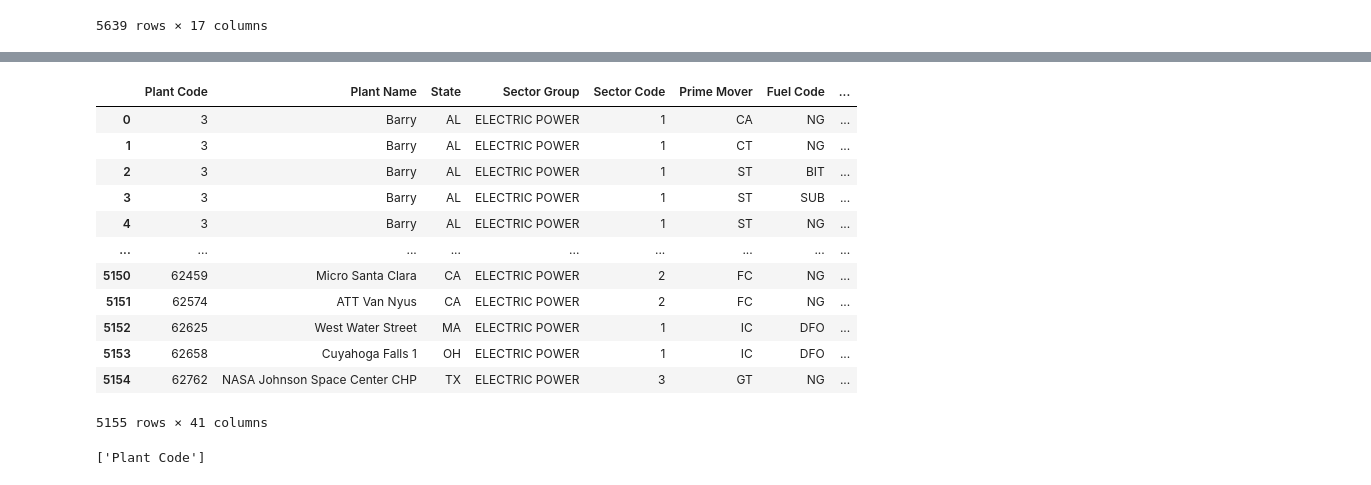
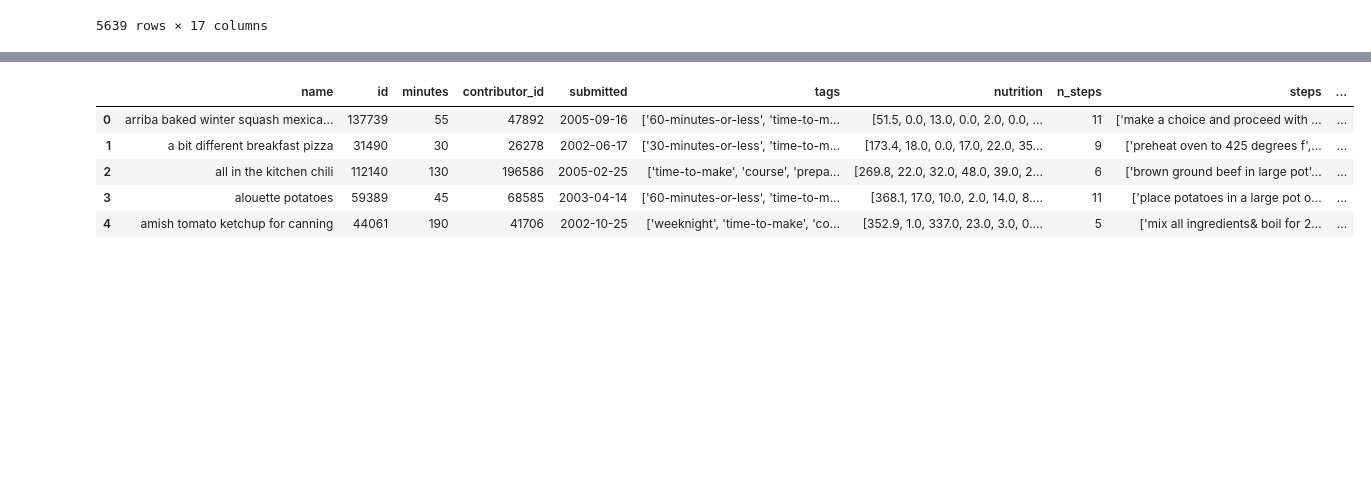
Before and after one commit to kamalah/data-analytics-final-project, a Jupyter notebook: explore_data.ipynb, the cells around one changed output, grey strips where cells are left out. Saved outputs shown, nothing was run; the diff lists cells and outputs as text; code cells hidden in the pictures; blank space fills up the shorter version.

```diff
--- a/explore_data.ipynb
+++ b/explore_data.ipynb
@@ -115,20 +133,0 @@ temp_df.merge(dict_df[sheets[i]], on = list(cols[:15]))
-# %%
-temp_df
-# %% [output]
-|  | Plant Code | Plant Name | State | Sector Group | Sector Code | Prime Mover | Fuel Code | ... |
-| 0 | 3 | Barry | AL | ELECTRIC POWER | 1 | CA | NG | ... |
-| 1 | 3 | Barry | AL | ELECTRIC POWER | 1 | CT | NG | ... |
-| 2 | 3 | Barry | AL | ELECTRIC POWER | 1 | ST | BIT | ... |
-| 3 | 3 | Barry | AL | ELECTRIC POWER | 1 | ST | SUB | ... |
-| 4 | 3 | Barry | AL | ELECTRIC POWER | 1 | ST | NG | ... |
-| ... | ... | ... | ... | ... | ... | ... | ... | ... |
-| 5150 | 62459 | Micro Santa Clara | CA | ELECTRIC POWER | 2 | FC | NG | ... |
-| 5151 | 62574 | ATT Van Nyus | CA | ELECTRIC POWER | 2 | FC | NG | ... |
-| 5152 | 62625 | West Water Street | MA | ELECTRIC POWER | 1 | IC | DFO | ... |
-| 5153 | 62658 | Cuyahoga Falls 1 | OH | ELECTRIC POWER | 1 | IC | DFO | ... |
-| 5154 | 62762 | NASA Johnson Space Center CHP | TX | ELECTRIC POWER | 3 | GT | NG | ... |
-5155 rows × 41 columns
-# %%
-list(cols[:1])
-# %% [output]
-['Plant Code']
@@ -134,0 +136,9 @@ list(cols[:1])
+# %%
+recipes.head()
+# %% [output]
+|  | name | id | minutes | contributor_id | submitted | tags | nutrition | n_steps | steps | ... |
+| 0 | arriba baked winter squash mexica... | 137739 | 55 | 47892 | 2005-09-16 | ['60-minutes-or-less', 'time-to-m... | [51.5, 0.0, 13.0, 0.0, 2.0, 0.0, ... | 11 | ['make a choice and proceed with ... | ... |
+| 1 | a bit different breakfast pizza | 31490 | 30 | 26278 | 2002-06-17 | ['30-minutes-or-less', 'time-to-m... | [173.4, 18.0, 0.0, 17.0, 22.0, 35... | 9 | ['preheat oven to 425 degrees f',... | ... |
+| 2 | all in the kitchen chili | 112140 | 130 | 196586 | 2005-02-25 | ['time-to-make', 'course', 'prepa... | [269.8, 22.0, 32.0, 48.0, 39.0, 2... | 6 | ['brown ground beef in large pot'... | ... |
+| 3 | alouette potatoes | 59389 | 45 | 68585 | 2003-04-14 | ['60-minutes-or-less', 'time-to-m... | [368.1, 17.0, 10.0, 2.0, 14.0, 8.... | 11 | ['place potatoes in a large pot o... | ... |
+| 4 | amish tomato ketchup for canning | 44061 | 190 | 41706 | 2002-10-25 | ['weeknight', 'time-to-make', 'co... | [352.9, 1.0, 337.0, 23.0, 3.0, 0.... | 5 | ['mix all ingredients& boil for 2... | ... |
```
Also changed, not shown: parts of 21 cells of this notebook, 1 other file.
